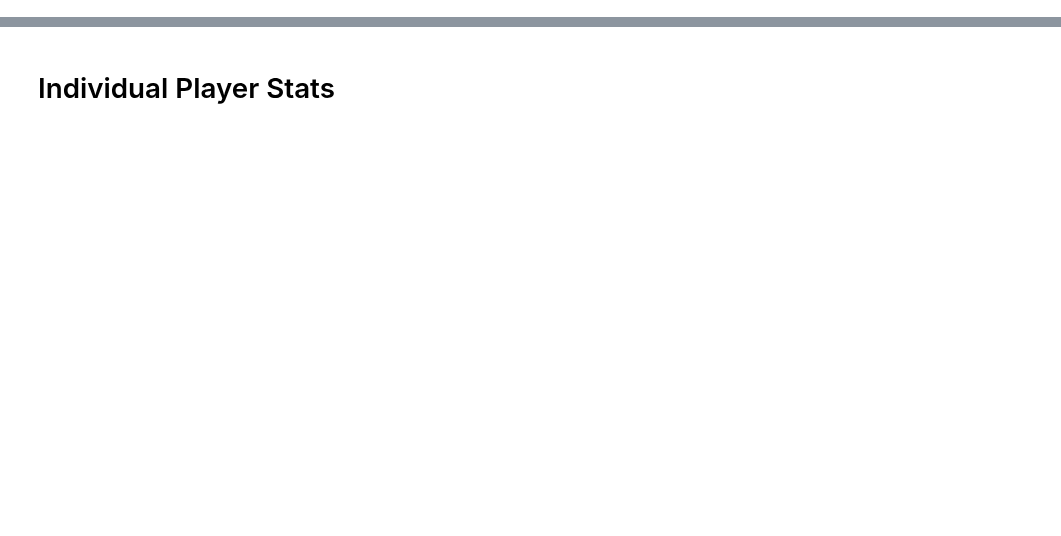
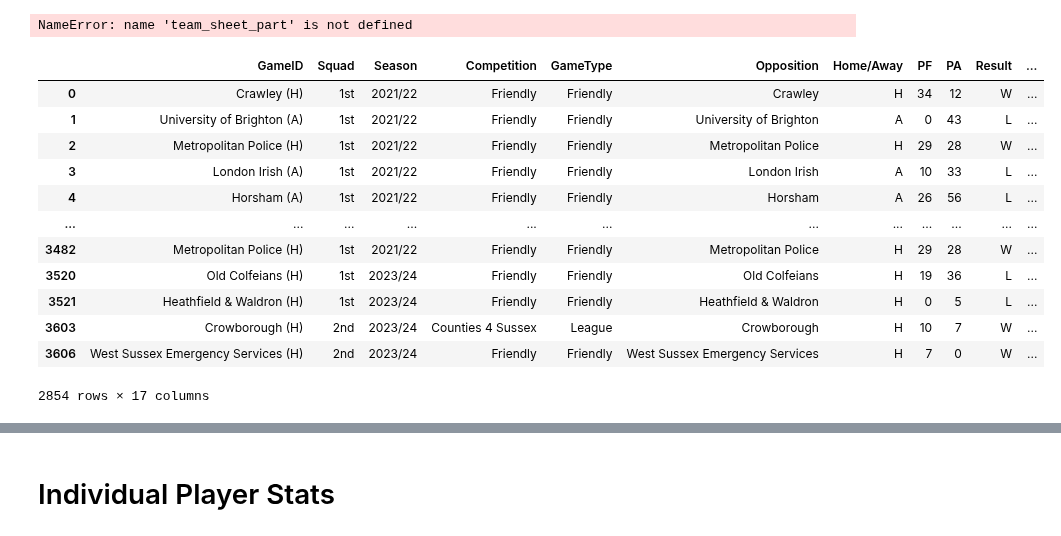
Before and after one commit to samnlindsay/egrfc-stats, a Jupyter notebook: Analysis.ipynb, the cells around one changed output, grey strips where cells are left out. Cells and saved outputs as stored; diff of their text form; code cells hidden in the pictures; blank space fills up the shorter version.

Commit message:
player page

```diff
--- a/Analysis.ipynb
+++ b/Analysis.ipynb
@@ -210,0 +38,20 @@ NameError: name 'game_df' is not defined
+# %%
+team_sheet_part(game_df, "Forwards")
+# %% [output]
+NameError: name 'team_sheet_part' is not defined
+# %%
+players_df
+# %% [output]
+|  | GameID | Squad | Season | Competition | GameType | Opposition | Home/Away | PF | PA | Result | ... |
+| 0 | Crawley (H) | 1st | 2021/22 | Friendly | Friendly | Crawley | H | 34 | 12 | W | ... |
+| 1 | University of Brighton (A) | 1st | 2021/22 | Friendly | Friendly | University of Brighton | A | 0 | 43 | L | ... |
+| 2 | Metropolitan Police (H) | 1st | 2021/22 | Friendly | Friendly | Metropolitan Police | H | 29 | 28 | W | ... |
+| 3 | London Irish (A) | 1st | 2021/22 | Friendly | Friendly | London Irish | A | 10 | 33 | L | ... |
+| 4 | Horsham (A) | 1st | 2021/22 | Friendly | Friendly | Horsham | A | 26 | 56 | L | ... |
+| ... | ... | ... | ... | ... | ... | ... | ... | ... | ... | ... | ... |
+| 3482 | Metropolitan Police (H) | 1st | 2021/22 | Friendly | Friendly | Metropolitan Police | H | 29 | 28 | W | ... |
+| 3520 | Old Colfeians (H) | 1st | 2023/24 | Friendly | Friendly | Old Colfeians | H | 19 | 36 | L | ... |
+| 3521 | Heathfield & Waldron (H) | 1st | 2023/24 | Friendly | Friendly | Heathfield & Waldron | H | 0 | 5 | L | ... |
+| 3603 | Crowborough (H) | 2nd | 2023/24 | Counties 4 Sussex | League | Crowborough | H | 10 | 7 | W | ... |
+| 3606 | West Sussex Emergency Services (H) | 2nd | 2023/24 | Friendly | Friendly | West Sussex Emergency Services | H | 7 | 0 | W | ... |
+2854 rows × 17 columns
```
Also changed, not shown: parts of 9 cells of this notebook, 35 other files.
